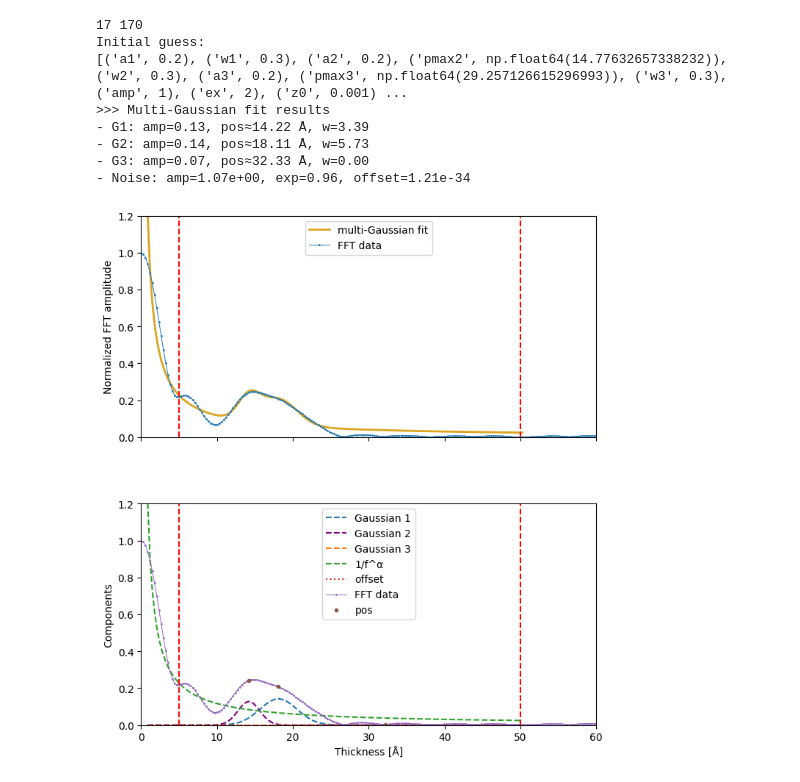
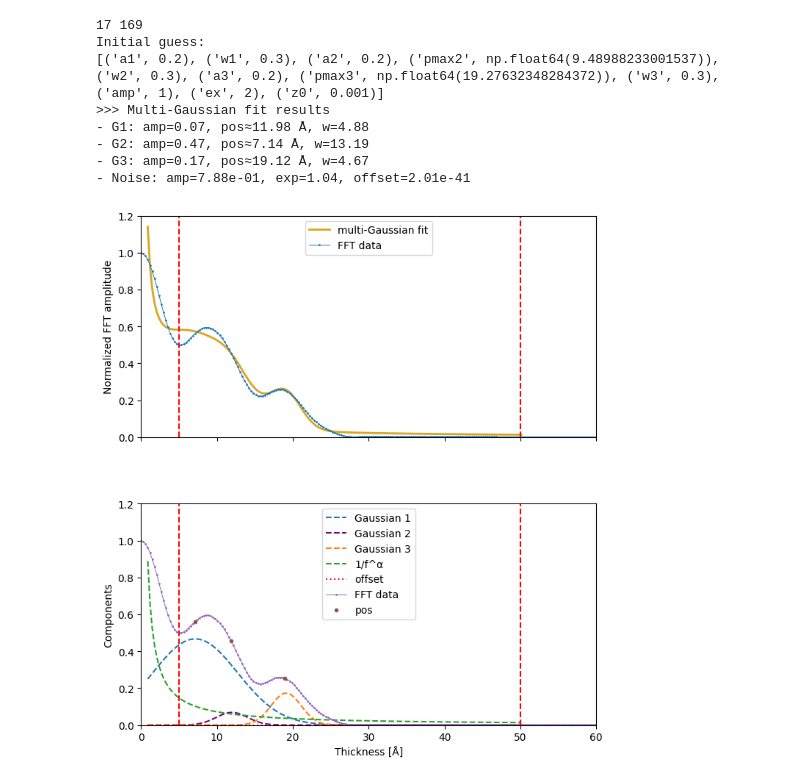
Before and after one commit to SJB7777/ReflectoLearn, a Jupyter notebook: notebooks/fitting.ipynb, the cells around one changed output. Drawn from its saved outputs; the diff is of its cells as text; code cells hidden in the pictures.

```diff
--- a/notebooks/fitting.ipynb
+++ b/notebooks/fitting.ipynb
@@ -63,7 +65,8 @@ q = tth2qz_by_energy(tth, beam_energy)
 # 2층 박막 시뮬레이션 (기판 + 2개 필름)
 data = make_multifilm(2, q, add_noise=False)
 R = data["R"]
-R_noise = add_noise(R)
+# R_noise = add_noise(R)
+R_noise = R.copy()
 
 R_no_q_decay = remove_q4_decay(q, R)
 R_noise_no_q_decay = remove_q4_decay(q, R_noise)
@@ -124,8 +127,20 @@ print(under_bound_index, upper_bound_index)
 x_fit, y_fit = x_fft[3: upper_bound_index + 1], y_fft_norm[3: upper_bound_index + 1]
 
 params: list[str]= ["a1", "w1", "a2", "pmax2", "w2", "a3", "pmax3", "w3", "amp", "ex", "z0"]
-pmax2: float = x_fft[idx_local_max][1]
-pmax3: float = x_fft[idx_local_max][2]
+# local maxima들의 인덱스와 값
+y_local = y_fit[idx_local_max]
+x_local = x_fit[idx_local_max]
+
+# 값이 큰 상위 2개 인덱스 추출
+top2_indices = np.argsort(y_local)[-2:]          # 상위 2개 (y 값 기준)
+top2_x = x_local[top2_indices]                   # 그 두 점의 x 위치
+
+# 왼쪽/오른쪽 순서 정렬
+top2_sorted = np.sort(top2_x)
+
+# 결과 할당
+pmax2, pmax3 = top2_sorted[0], top2_sorted[1]
+
 p0: list[float] = [0.2, 0.3, 0.2, pmax2, 0.3, 0.2, pmax3, 0.3, 1, 2, 0.001]
 print(f"Initial guess:\n{list(zip(params, p0, strict=True))}")
 popt, pcov = multi_gaussian_fitting(x_fit, y_fit, p0)
@@ -152,37 +167,37 @@ ax[0].axvline(x=x_upper_bound, color='r', linestyle='--')
 ax[0].set_ylabel("Normalized FFT amplitude")
 ax[0].legend()
 
 # (하단: component 분리 보기)
 ax[1].plot(x_fit, func_gauss(x_fit, *popt[2:5]), "--", label="Gaussian 1")
 ax[1].plot(x_fit, func_gauss(x_fit, popt[0], popt[6] - popt[3], popt[1]), "--", color="purple", label="Gaussian 2")
 ax[1].plot(x_fit, func_gauss(x_fit, *popt[5:8]), "--", label="Gaussian 3")
 ax[1].plot(x_fit, func_noise(x_fit, *popt[8:10]), "--", label="1/f^α")
 ax[1].plot(x_fit, np.ones_like(x_fit)*popt[10], ":", label="offset")
 ax[1].plot(x_fft, y_fft_norm, "o-", ms=1, lw=0.7, label="FFT data")
 ax[1].axvline(x=x_under_bound, color='r', linestyle='--')
 ax[1].axvline(x=x_upper_bound, color='r', linestyle='--')
 positions = [pos1, pos2, pos3]
 idxs = [np.argmin(np.abs(x_fit - pos)) for pos in positions]
 ax[1].plot(x_fit[idxs], y_fit[idxs], ".", label="pos")
 
 ax[1].set_xlabel("Thickness [Å]")
 ax[1].set_ylabel("Components")
 ax[1].legend()
 
 ax[0].set_xlim(0, x_upper_bound*1.2)
 ax[1].set_xlim(0, x_upper_bound*1.2)
 ax[0].set_ylim(0, 1.2)
 ax[1].set_ylim(0, 1.2)
 
 fig.subplots_adjust(hspace=0.3)
 plt.show()
 # %% [output]
-17 170
+17 169
 Initial guess:
-[('a1', 0.2), ('w1', 0.3), ('a2', 0.2), ('pmax2', np.float64(14.77632657338232)), ('w2', 0.3), ('a3', 0.2), ('pmax3', np.float64(29.257126615296993)), ('w3', 0.3), ('amp', 1), ('ex', 2), ('z0', 0.001) ...
+[('a1', 0.2), ('w1', 0.3), ('a2', 0.2), ('pmax2', np.float64(9.48988233001537)), ('w2', 0.3), ('a3', 0.2), ('pmax3', np.float64(19.27632348284372)), ('w3', 0.3), ('amp', 1), ('ex', 2), ('z0', 0.001)]
 >>> Multi-Gaussian fit results
-- G1: amp=0.13, pos≈14.22 Å, w=3.39
-- G2: amp=0.14, pos≈18.11 Å, w=5.73
-- G3: amp=0.07, pos≈32.33 Å, w=0.00
-- Noise: amp=1.07e+00, exp=0.96, offset=1.21e-34
+- G1: amp=0.07, pos≈11.98 Å, w=4.88
+- G2: amp=0.47, pos≈7.14 Å, w=13.19
+- G3: amp=0.17, pos≈19.12 Å, w=4.67
+- Noise: amp=7.88e-01, exp=1.04, offset=2.01e-41
-[figure, old version]
+[figure, new version]
```
Also changed, not shown: parts of 3 cells of this notebook.
